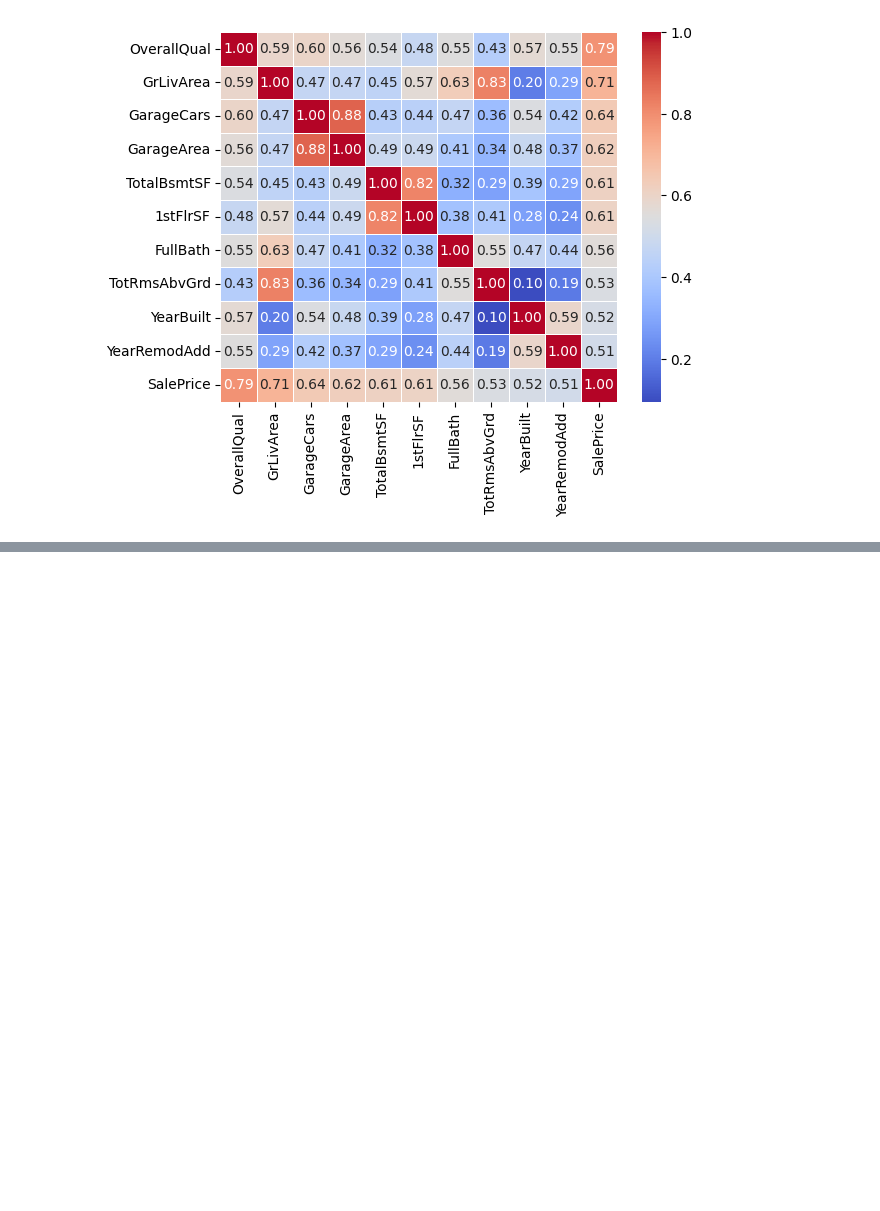
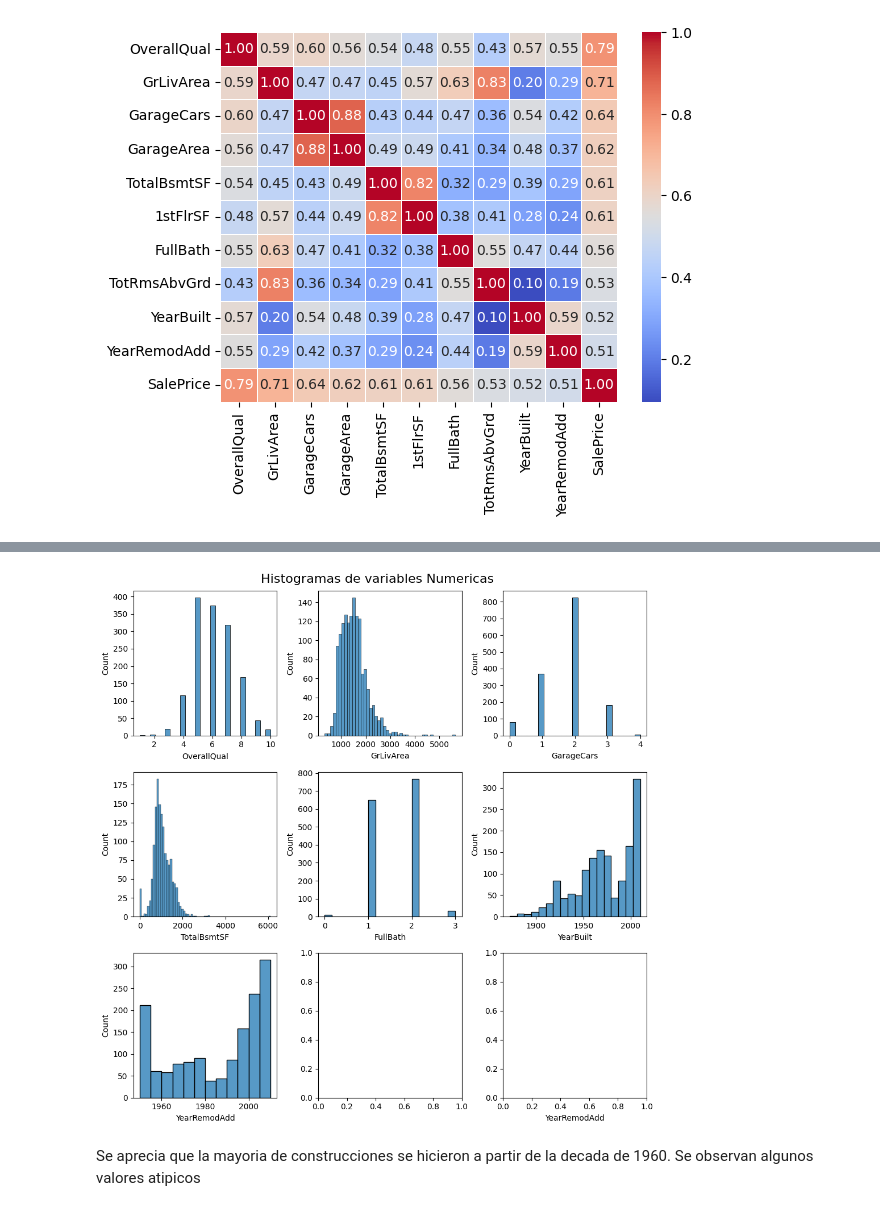
Before and after one commit to faberrocalv/curso-machine-learning-udem, a Jupyter notebook: talleres/regresion_lineal.ipynb, the cells around one changed output, grey strips where cells are left out. Saved outputs shown, nothing was run; the diff lists cells and outputs as text; code cells hidden in the pictures; blank space fills up the shorter version.

```diff
--- a/talleres/regresion_lineal.ipynb
+++ b/talleres/regresion_lineal.ipynb
@@ -413,0 +437,4 @@ sns.heatmap(data_train.corr(method='pearson', numeric_only=True), annot=True, fm
+# %%
+# Actualizar variables numericas
+variables_numericas = [var for var in variables_numericas if var not in variables_numericas_eliminar]
+variables_numericas
@@ -413,0 +449,15 @@ sns.heatmap(data_train.corr(method='pearson', numeric_only=True), annot=True, fm
+# %%
+# Grafico de grilla de histogramas  de las variables numericas
+
+fig, axes = plt.subplots(3, 3, figsize=(10, 10))
+
+fig.suptitle('Histogramas de variables Numericas', fontsize=16)
+
+for i, var in enumerate(variables_numericas):
+    sns.histplot(ax=axes[i//3, i%3], data=data_train, x=var, kde=False)
+    plt.xlabel(var)
+    plt.tight_layout()
+# %% [output]
+[figure, added]
+# %% [markdown]
+Se aprecia que la mayoria de construcciones se hicieron a partir de la decada de 1960. Se observan algunos valores atipicos
```
Also changed, not shown: parts of 56 cells of this notebook.
